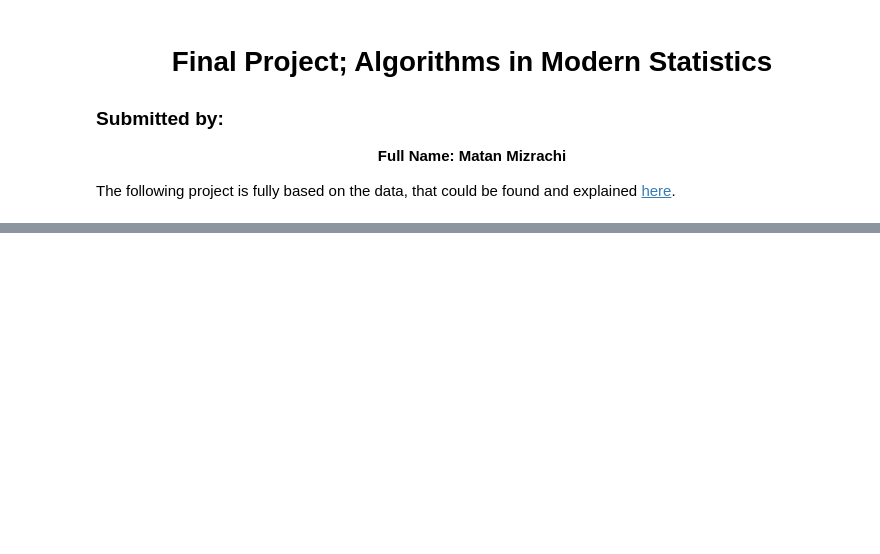
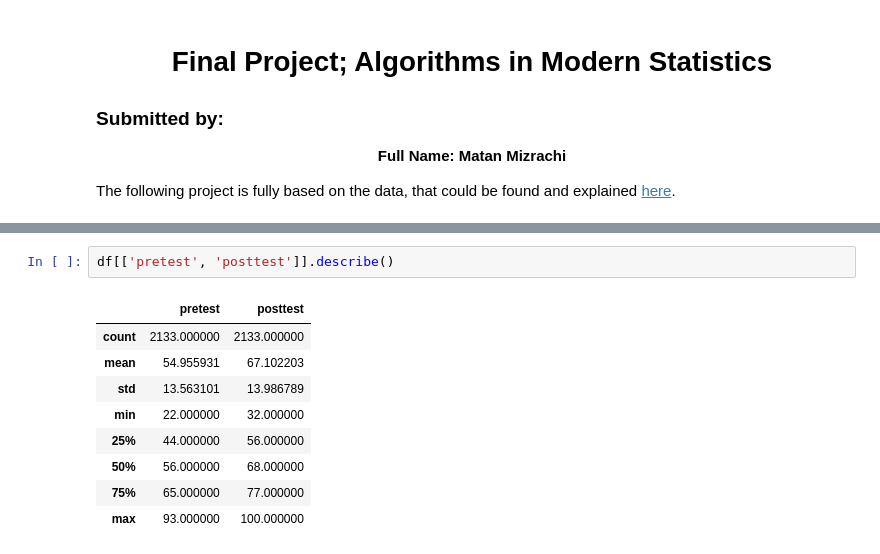
Before and after one commit to Matt88Ac/ModernStatistics_Final, a Jupyter notebook: Test_Scores.ipynb, the cells around one changed output, grey strips where cells are left out. Cells and saved outputs as stored; diff of their text form; blank space fills up the shorter version.

```diff
--- a/Test_Scores.ipynb
+++ b/Test_Scores.ipynb
@@ -19,0 +45,12 @@ tqdm.pandas()
+# %%
+df[['pretest', 'posttest']].describe()
+# %% [output]
+|  | pretest | posttest |
+| count | 2133.000000 | 2133.000000 |
+| mean | 54.955931 | 67.102203 |
+| std | 13.563101 | 13.986789 |
+| min | 22.000000 | 32.000000 |
+| 25% | 44.000000 | 56.000000 |
+| 50% | 56.000000 | 68.000000 |
+| 75% | 65.000000 | 77.000000 |
+| max | 93.000000 | 100.000000 |
```
Also changed, not shown: parts of 3 cells of this notebook.
